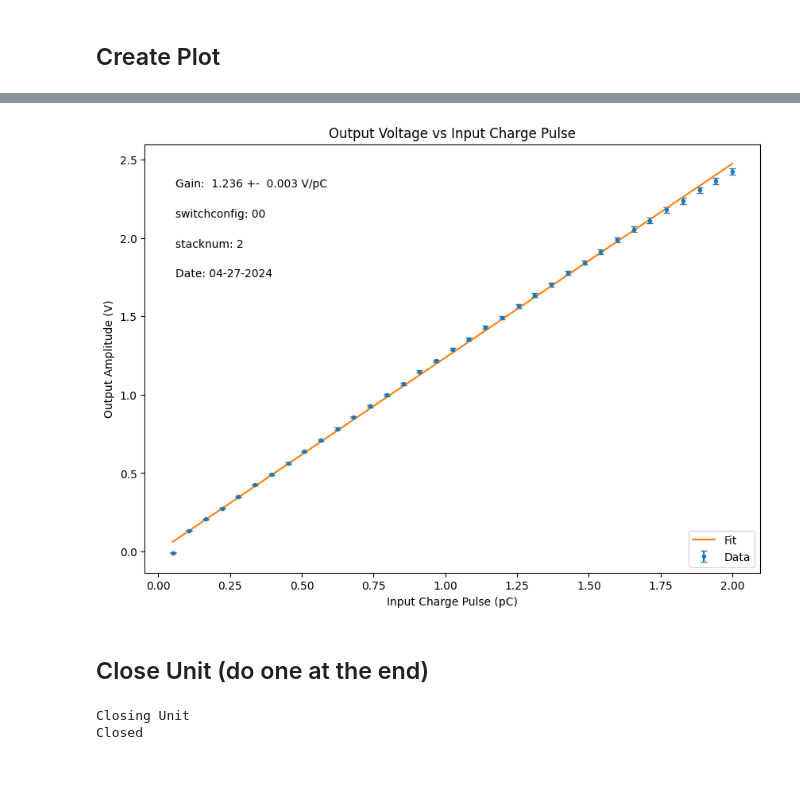
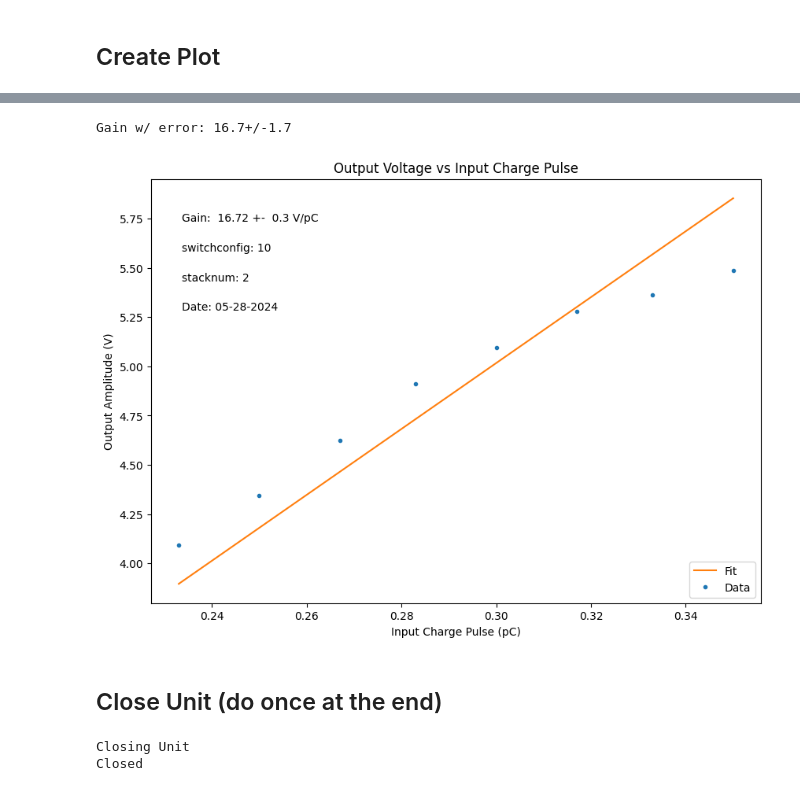
Before and after one commit to lab57/lab28-calibrate-cremat-stack, a Jupyter notebook: runCalibrations.ipynb, the cells around one changed output, grey strips where cells are left out. Cells and saved outputs as stored; diff of their text form; code cells hidden in the pictures.

Commit message:
Added new trigger method

```diff
--- a/runCalibrations.ipynb
+++ b/runCalibrations.ipynb
@@ -21,6 +45,6 @@ PicoSDKCtypesError: PicoSDK returned 'PICO_NOT_FOUND'
 # %%
 metadata = {
-    "switchconfig" : "00",
+    "switchconfig" : "10",
     "stacknum" : 2
 }
 # %% [markdown]
@@ -35,14 +76,17 @@ plt.show()
 ## Run Measurements
 # %%
 
-input_vs = np.linspace(.05, 2, 35) #input voltages to sweep
+#input_vs = np.round(np.linspace(.1, 2, 35), 3) #input voltages to sweep
+input_vs = np.round(np.linspace(.2, .35, 10), 3)
 #trigger_mv = 200 #trigger
-trigger_mvs = input_vs*1e3 #list version, NOTE must be in mv
+trigger_mvs = np.round(input_vs*1e3 * 0) #list of triggers, NOTE must be in mv
+#allows for variable trigger; setting equal to input is good if gain > 1
+
 window = 5e-6 #seconds, width of capture
 
 
-initRange = rangeMap[2] #inial voltage range for device
-t, datas = getSamples(chandle,input_vs, initRange, trigger_mvs, window)
+initRange = 4 #inial voltage range for device
+t, datas = getSamples(chandle,input_vs, initRange, trigger_mvs, window) # sweep input voltages and take all data points
 #plotSample(t, data)
 gains, gains_err = getGains(t, datas)
 # %% [output]
@@ -68,4 +117,8 @@ Fitting Gaussians
+# %%
+input_vs = input_vs[2:]
+gains = gains[2:]
 # %%
+from uncertainties import ufloat
 ## DATE
 from datetime import datetime
 now = datetime.now() # current date and time
@@ -82,10 +135,17 @@ pps, cov = curve_fit(linear, input_charges, output_V)
 perr = np.sqrt(np.diag(cov))
 
 
+#DEAL WITH UNITS AND ERROR
+gain = ufloat(pps[0], perr[0]) #V/V
+capacitance = ufloat(1, .1) #pF, += 10%
+print("Gain w/ error:", gain/capacitance)
+
+
+
 ## Plot
 plt.figure(figsize=(10, 7))
 
-plt.errorbar(input_charges, output_V, yerr=output_err, capsize=3, fmt=".",
+plt.errorbar(input_charges, output_V,capsize=3, fmt=".",
              label="Data")
 plt.plot(input_charges, linear(input_charges, *pps), label="Fit")
 
@@ -96,38 +156,39 @@ plt.legend(loc="lower right")
 
 
 ## annotations
 x = .05
 y = .9
 y_spacing = 0.07
 
 # Gain label
 plt.annotate(f"Gain: {pps[0] : .4g} +- {perr[0] : .1g} V/pC", (x, y), xycoords="axes fraction")
 
 
 # Label all metadata fields
 for item in metadata.keys():
     y -= y_spacing #shift text down
     plt.annotate(f"{item}: {metadata[item]}", (x, y) , xycoords="axes fraction")
 
 # label date of calibration
 y -= y_spacing
 plt.annotate(f"Date: {datestr}", (x, y) , xycoords="axes fraction")
 
 ## give file unique name, save to png and svg
 out_name = f"out-{datestr}"
 for key in metadata.keys():
     out_name += f"-{metadata[key]}"
 
-plt.savefig(f"./out/{out_name}.svg")
+plt.savefig(f"./out/{out_name}.svg") # svg
 
-plt.savefig(f"./out/{out_name}.png")
+plt.savefig(f"./out/{out_name}.png") # png
 
 
 plt.show()
 # %% [output]
+Gain w/ error: 16.7+/-1.7
-[figure, old version]
+[figure, new version]
 # %% [markdown]
-## Close Unit (do one at the end)
+## Close Unit (do once at the end)
 # %%
 from picosdk.ps3000a import ps3000a as ps
 print("Closing Unit")
```
Also changed, not shown: parts of 9 cells of this notebook, 9 other files.
